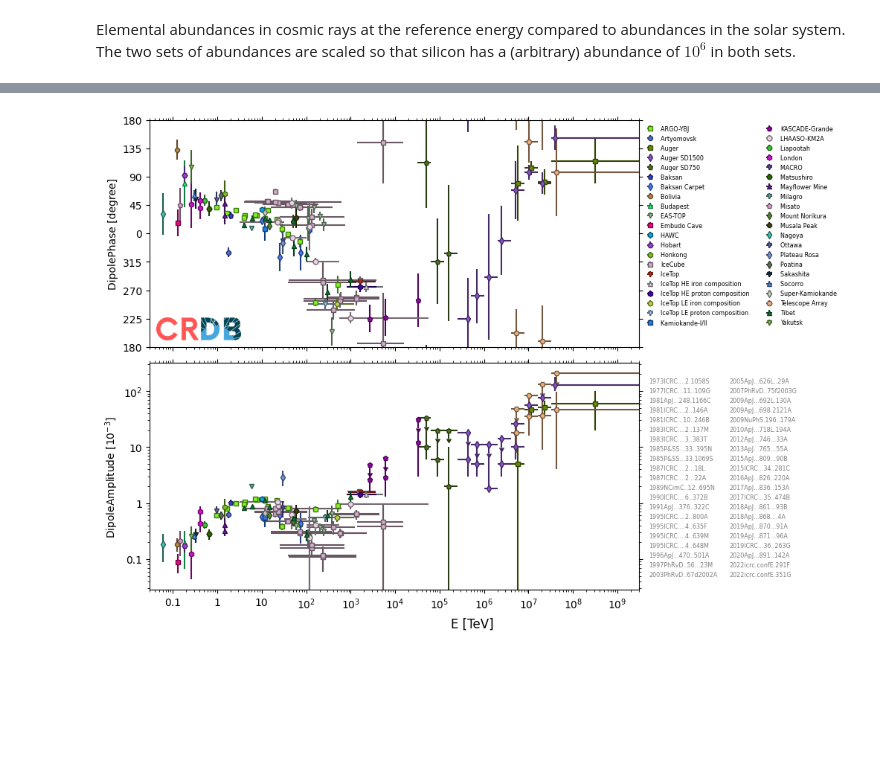
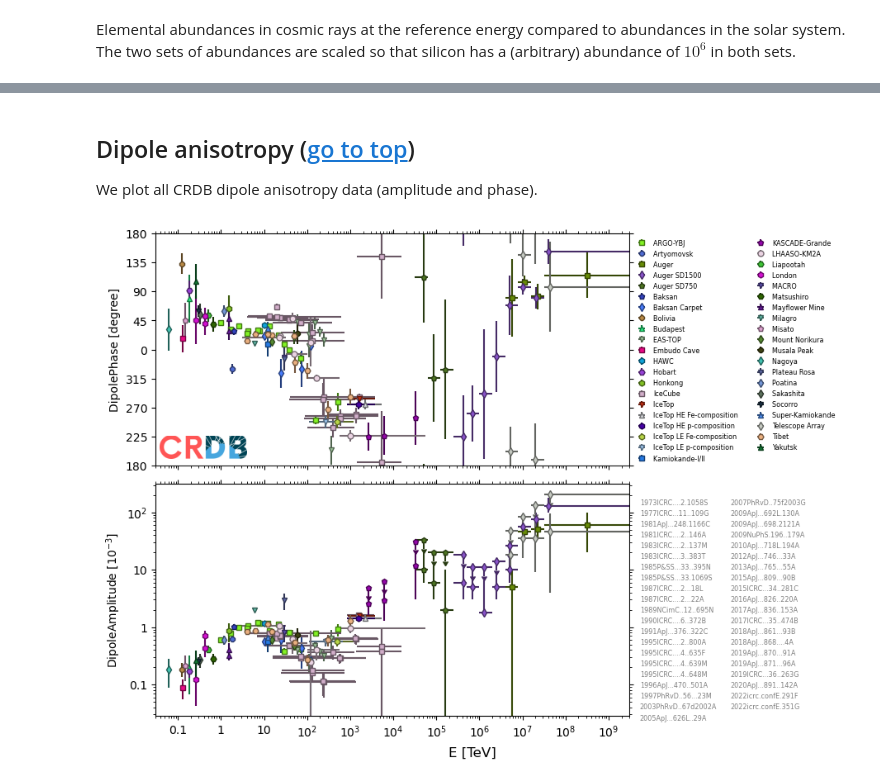
Before and after one commit to crdb-project/tutorial, a Jupyter notebook: gallery.ipynb, the cells around one changed output, grey strips where cells are left out. Drawn from its saved outputs; the diff is of its cells as text; code cells hidden in the pictures; blank space fills up the shorter version.

```diff
--- a/gallery.ipynb
+++ b/gallery.ipynb
@@ -373,10 +479,10 @@ for expo, axi in zip(exponents, ax):
         color = "k" if elem == "AllParticles" else None
         draw_table(t, factor=f, color=color, label=elem, ms=4)
         if expo == 1:
-            plt.ylabel("$E_\\mathrm{kin}$ d$J$/d$E_\\mathrm{kin}$ [1/(m$^2$ s sr)]")
+            plt.ylabel("$E_k$ d$J$/d$E_k$ [1/(m$^2$ s sr)]")
         else:
             plt.ylabel(
-                f"$E_\\mathrm{{kin}}^{{{expo}}}$ d$J$/d$E_\\mathrm{{kin}}$ "
+                f"$E_k^{{{expo}}}$ d$J$/d$E_k$ "
                 f"[GeV$^{{{expo - 1}}}$ / (m$^2$ s sr)]"
             )
 
@@ -391,7 +497,7 @@ century = 100 * year
 x = np.geomspace(2e-1, 3e11, 1000)
 for exponent, axi in zip(exponents, ax):
     axi.loglog()
-    axi.set_xlabel("$E_\\mathrm{kin}$ [GeV]")
+    axi.set_xlabel("$E_k$ [GeV]")
     axi.set_xlim(x[0], x[-1])
     for flux_ref in (
         "1/m^2/s",
@@ -708,16 +818,17 @@ from crdb.mpl import draw_timeseries
 
 tab = crdb.query("e-", energy_type="Ek", time_series="only")
 
-fig, axs = plt.subplots(3, 1, figsize=(10, 5), sharex=True)
 erange = [
     [1.30, 1.31],
     [1.4, 1.8],
     [8.0, 9.0],
 ]  ## example for three energy ranges to be plotted
+n_eranges = len(erange)
+fig, axs = plt.subplots(n_eranges, 1, figsize=(10, 1.7*n_eranges), sharex=True)
 for ax, (elo, ehi) in zip(axs, erange):
     t1 = tab[
-        (elo < tab["e"]) & (tab["e"] < ehi)
-    ]  ## select data with mean energy in energy range
+        (elo < tab["e"]) & (tab["e"] < ehi) & (tab["distance"] > 0.95) & (tab["distance"] < 1.05)
+    ]  ## select data with mean energy in energy range and also at 1 au (we do not want IS data)        (elo < tab["e"]) & (tab["e"] < ehi)
     for i, (exp, mask) in enumerate(crdb.experiment_masks(t1).items()):
         t2 = t1[mask]  ## select data from one experiment
         plt.sca(ax)
@@ -739,16 +850,16 @@ for ax, (elo, ehi) in zip(axs, erange):
 minyear = mdates.num2date(ax.get_xlim()[0]).year + 1  ## earliest year
 maxyear = mdates.num2date(ax.get_xlim()[1]).year  ## latest year
 for year in range(minyear, maxyear):
-    axs[2].text(
+    axs[n_eranges-1].text(
         date(year, 7, 1),  ## plot year in centred position
-        0.98 * axs[2].get_ylim()[0],
+        0.98 * axs[n_eranges-1].get_ylim()[0],
         "%d" % year,
         verticalalignment="top",
         horizontalalignment="center",
     )
 fig.supxlabel("time [year]")
 fig.supylabel(
-    r"$\phi_{e^-} [\mathrm{GeV}^{-1}\mathrm{m}^{-2}\mathrm{s}^{-1}\mathrm{sr}^{-1}]$"
+    r"$\phi_{e^-}\;[\mathrm{GeV}^{-1}\mathrm{m}^{-2}\mathrm{s}^{-1}\mathrm{sr}^{-1}]$"
 )
 plt.sca(axs[0])
 draw_references(
@@ -768,3 +1089,7 @@ if savefig:
+# %% [markdown]
+## Dipole anisotropy <a id='dipole'></a>  ([go to top](#top))
+
+We plot all CRDB dipole anisotropy data (amplitude and phase).
 # %%
 # crdb.query currently does not work with DipoleAmplitude and DipolePhase
 tab = crdb.all()
@@ -783,7 +1108,7 @@ for i in range(0, len(exps)):
     my_color[i] = rng.uniform(size=3)
     my_marker.append(markers[rng.integers(0, len(markers))])
 
-fig, ax = plt.subplots(2, 1, figsize=(10, 7), sharex=True)
+fig, ax = plt.subplots(2, 1, figsize=(9, 6.5), sharex=True)
 
 plt.sca(ax[0])
 plt.ylim([-180, 180])
@@ -852,31 +1177,31 @@ plt.loglog()
 plt.ylabel(r"DipoleAmplitude [$10^{-3}$]")
 
 fig.supxlabel(r"E [TeV]")
 
 ax[0].xaxis.set_major_locator(LogLocator(numticks=100))
 ax[0].xaxis.set_minor_locator(LogLocator(subs="all", numticks=100))
 ax[0].set_yticks(np.linspace(-180, 180, 9))
 ax[0].yaxis.set_major_formatter(lambda val, _: f"{val % 360:.0f}")
 
 ax[1].xaxis.set_major_formatter(format_ten_power)
 ax[1].yaxis.set_major_formatter(format_ten_power)
 
 plt.sca(ax[0])
 plt.tick_params(which="both", top=True, right=True)
 draw_logo(-0.01, 0.13)
 plt.legend(
     bbox_to_anchor=(1, 1),
     fontsize="xx-small",
     loc="upper left",
     frameon=False,
     ncol=2,
 )
 plt.sca(ax[1])
 plt.tick_params(which="both", top=True, right=True)
 plt.xlim(0.03, 3e9)
 draw_references(tab, bbox_to_anchor=(1.01, 0.96), ncol=2, loc="upper left")
 if savefig:
     plt.savefig("figure/dipole.svg")
     plt.savefig("figure/dipole.pdf")
 # %% [output]
-[figure, old version]
+[figure, new version]
```
Also changed, not shown: parts of 35 cells of this notebook, 26 other files.
